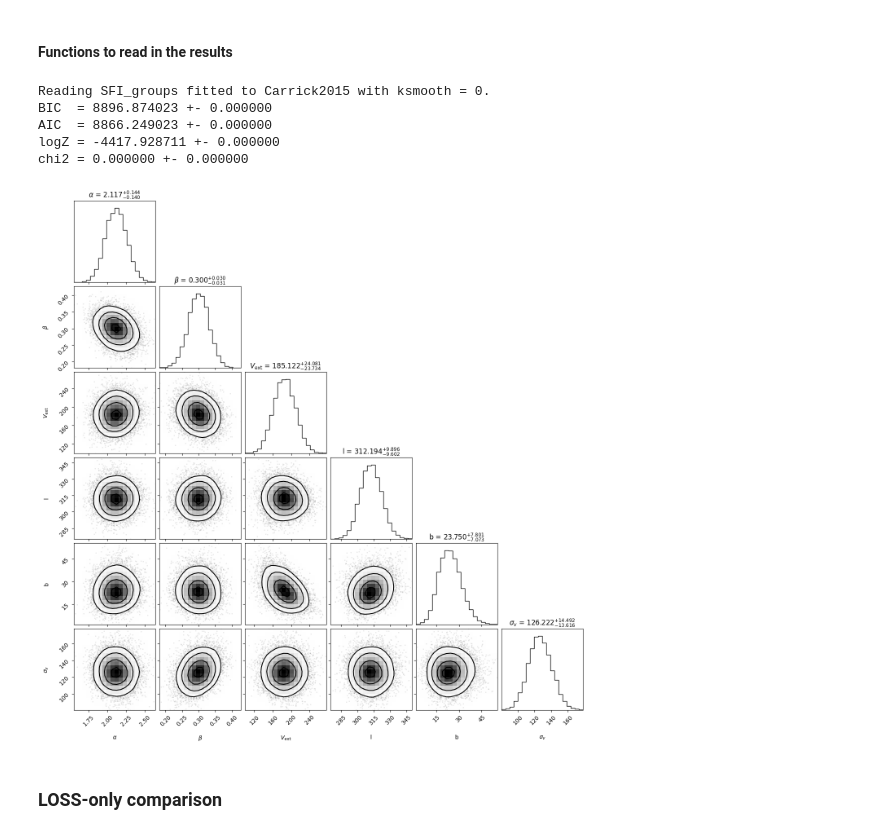
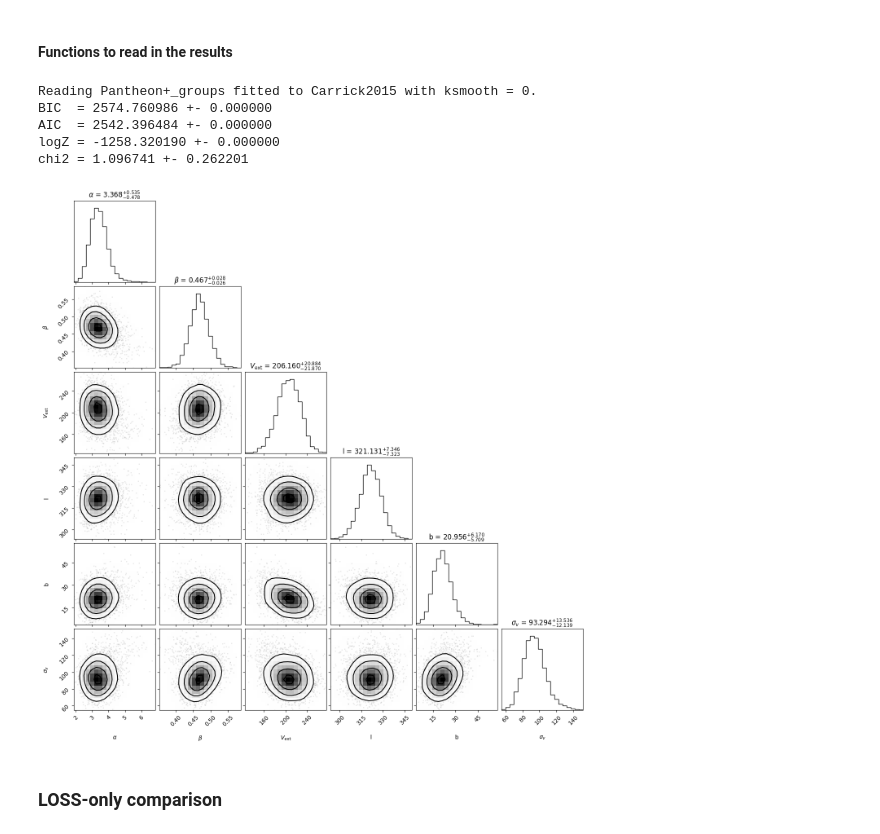
Before and after one commit to Richard-Sti/csiborgtools, a Jupyter notebook: notebooks/flow/flow_calibration.ipynb, the cells around one changed output. Saved outputs shown, nothing was run; the diff lists cells and outputs as text; code cells hidden in the pictures.

```diff
--- a/notebooks/flow/flow_calibration.ipynb
+++ b/notebooks/flow/flow_calibration.ipynb
@@ -191,17 +191,17 @@ fig.savefig(f"../../plots/mock_{simname}_{catalogue}.png", dpi=500, bbox_inches=
 # %% [markdown]
 ####  Functions to read in the results
 # %%
-data, names, gof = read_samples("SFI_groups", "Carrick2015", 0)
+data, names, gof = read_samples("Pantheon+_groups", "Carrick2015", 0)
 
 fig = corner.corner(data, labels=names_to_latex(names, True), show_titles=True,
                     title_fmt=".3f", title_kwargs={"fontsize": 12}, smooth=1)
 # %% [output]
-Reading SFI_groups fitted to Carrick2015 with ksmooth = 0.
-BIC  = 8896.874023 +- 0.000000
-AIC  = 8866.249023 +- 0.000000
-logZ = -4417.928711 +- 0.000000
-chi2 = 0.000000 +- 0.000000
+Reading Pantheon+_groups fitted to Carrick2015 with ksmooth = 0.
+BIC  = 2574.760986 +- 0.000000
+AIC  = 2542.396484 +- 0.000000
+logZ = -1258.320190 +- 0.000000
+chi2 = 1.096741 +- 0.262201
-[figure, old version]
+[figure, new version]
 # %% [markdown]
 ### LOSS-only comparison
 # %%
```
Also changed, not shown: parts of 5 cells of this notebook.
